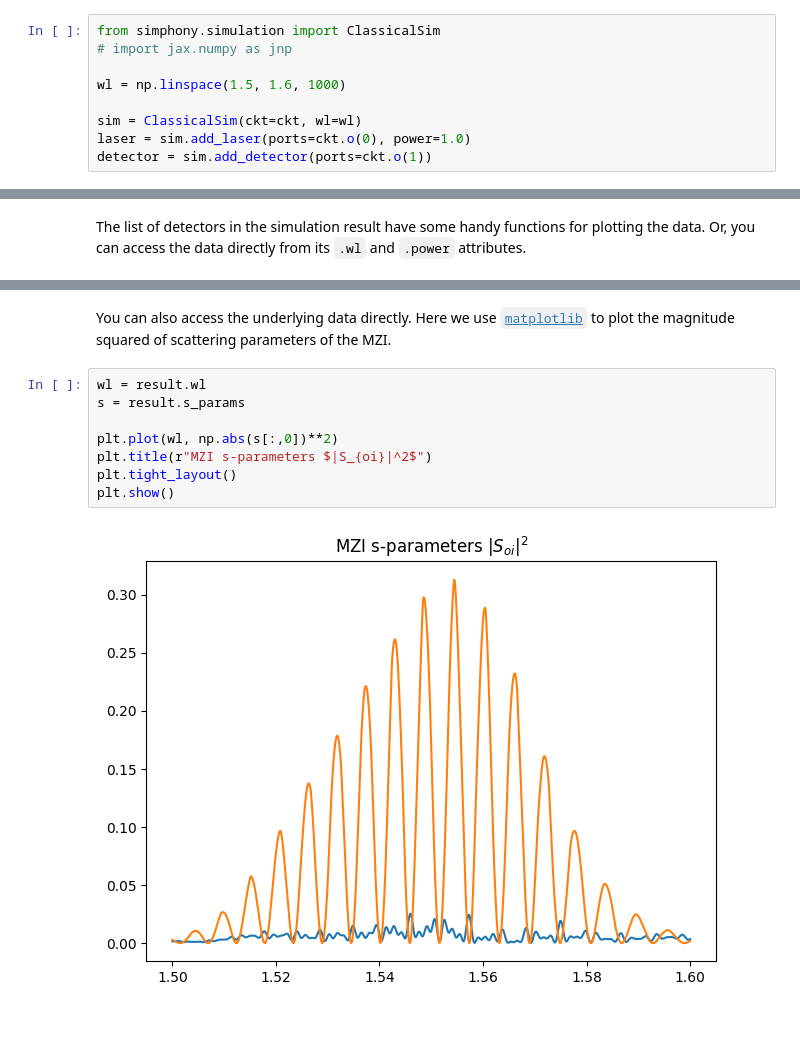
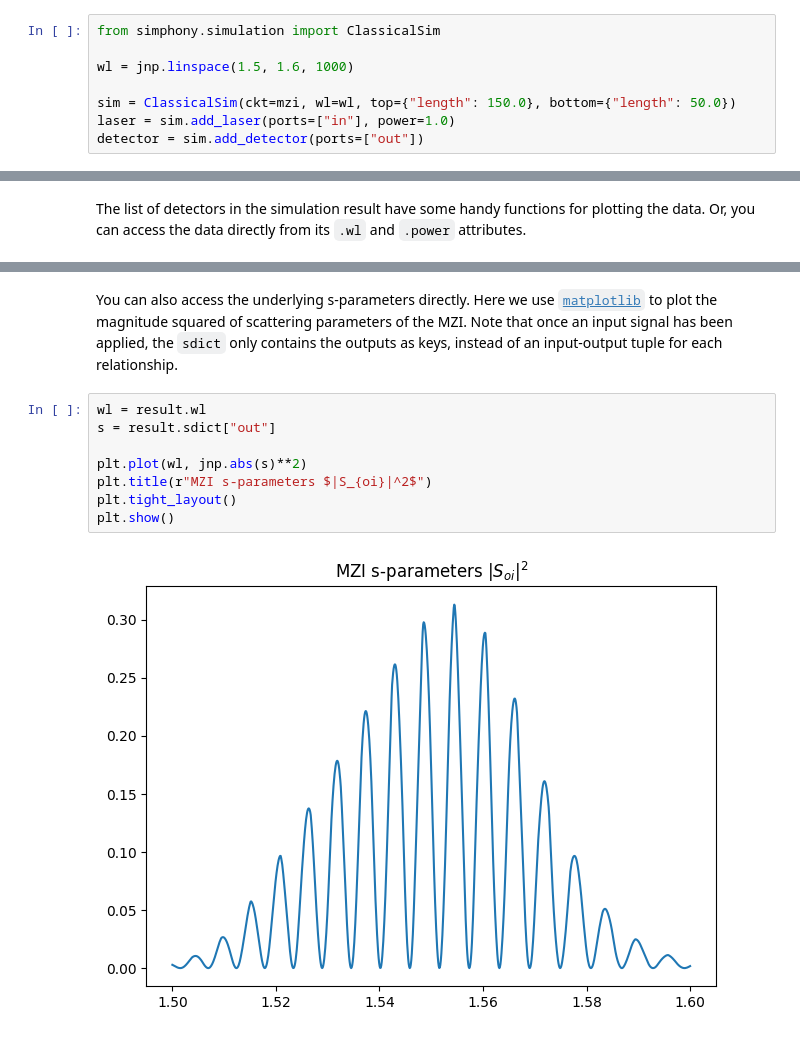
Before and after one commit to BYUCamachoLab/simphony, a Jupyter notebook: docs/tutorials/mzi.ipynb, the cells around one changed output, grey strips where cells are left out. Drawn from its saved outputs; the diff is of its cells as text.

Commit message:
Finish classical sim reimplementation

```diff
--- a/docs/tutorials/mzi.ipynb
+++ b/docs/tutorials/mzi.ipynb
@@ -163,12 +170,11 @@ the input and ideal photodetectors to the output of our circuit. Note that simph
 # %%
 from simphony.simulation import ClassicalSim
-# import jax.numpy as jnp
 
-wl = np.linspace(1.5, 1.6, 1000)
+wl = jnp.linspace(1.5, 1.6, 1000)
 
-sim = ClassicalSim(ckt=ckt, wl=wl)
-laser = sim.add_laser(ports=ckt.o(0), power=1.0)
-detector = sim.add_detector(ports=ckt.o(1))
+sim = ClassicalSim(ckt=mzi, wl=wl, top={"length": 150.0}, bottom={"length": 50.0})
+laser = sim.add_laser(ports=["in"], power=1.0)
+detector = sim.add_detector(ports=["out"])
 # %% [markdown]
 Now we simulate.
 # %%
@@ -181,14 +187,14 @@ result.detectors[0].plot()
 <Axes: xlabel='Wavelength (um)', ylabel='Power (mW)'>
 [figure]
 # %% [markdown]
-You can also access the underlying data directly. Here we use [``matplotlib``](https://matplotlib.org/) to plot the magnitude squared of scattering parameters of the MZI.
+You can also access the underlying s-parameters directly. Here we use [``matplotlib``](https://matplotlib.org/) to plot the magnitude squared of scattering parameters of the MZI. Note that once an input signal has been applied, the ``sdict`` only contains the outputs as keys, instead of an input-output tuple for each relationship.
 # %%
 wl = result.wl
-s = result.s_params
+s = result.sdict["out"]
 
-plt.plot(wl, np.abs(s[:,0])**2)
+plt.plot(wl, jnp.abs(s)**2)
 plt.title(r"MZI s-parameters $|S_{oi}|^2$")
 plt.tight_layout()
 plt.show()
 # %% [output]
-[figure, old version]
+[figure, new version]
```
Also changed, not shown: parts of 19 cells of this notebook, 4 other files.
